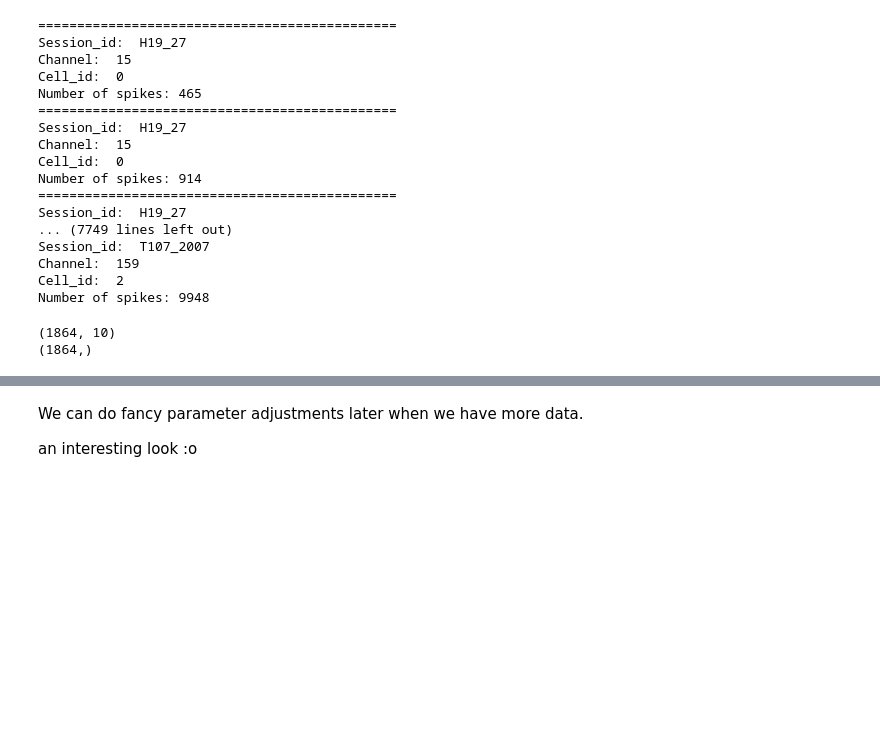
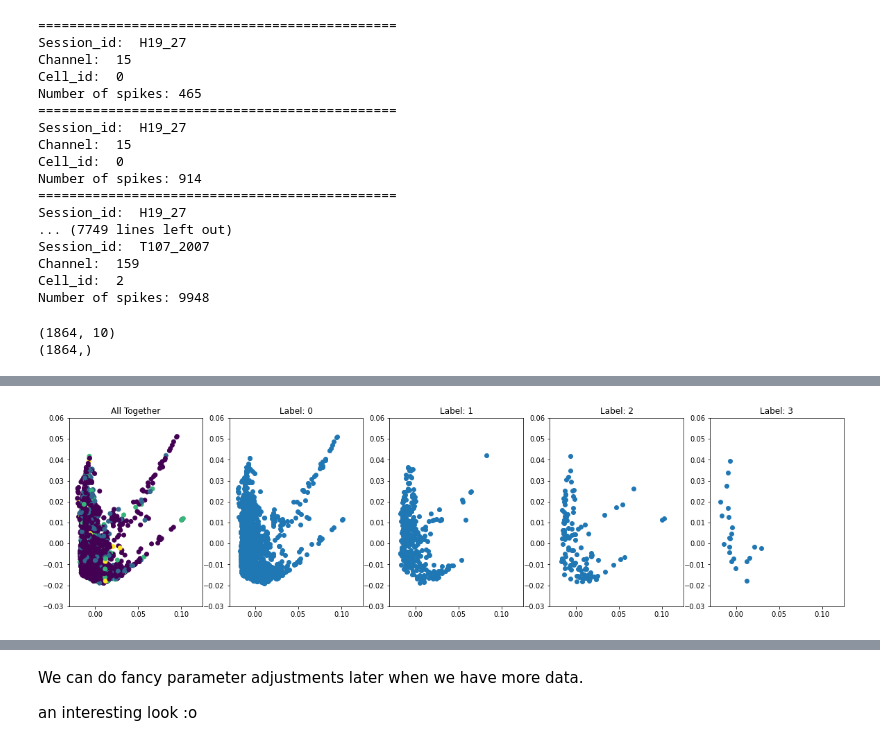
Before and after one commit to anniegao2007/neuron-clustering, a Jupyter notebook: code.ipynb, the cells around one changed output, grey strips where cells are left out. Drawn from its saved outputs; the diff is of its cells as text; code cells hidden in the pictures; blank space fills up the shorter version.

```diff
--- a/code.ipynb
+++ b/code.ipynb
@@ -109,0 +134,5 @@ plt.show()
+# %%
+tmp = data_matrix - np.reshape(np.mean(data_matrix, axis=1), (data_matrix.shape[0], 1))
+visualize_by_label(tmp, predictions, [-0.03, 0.125, -0.03, 0.06])
+# %% [output]
+[figure, added]
```
Also changed, not shown: parts of 15 cells of this notebook.
